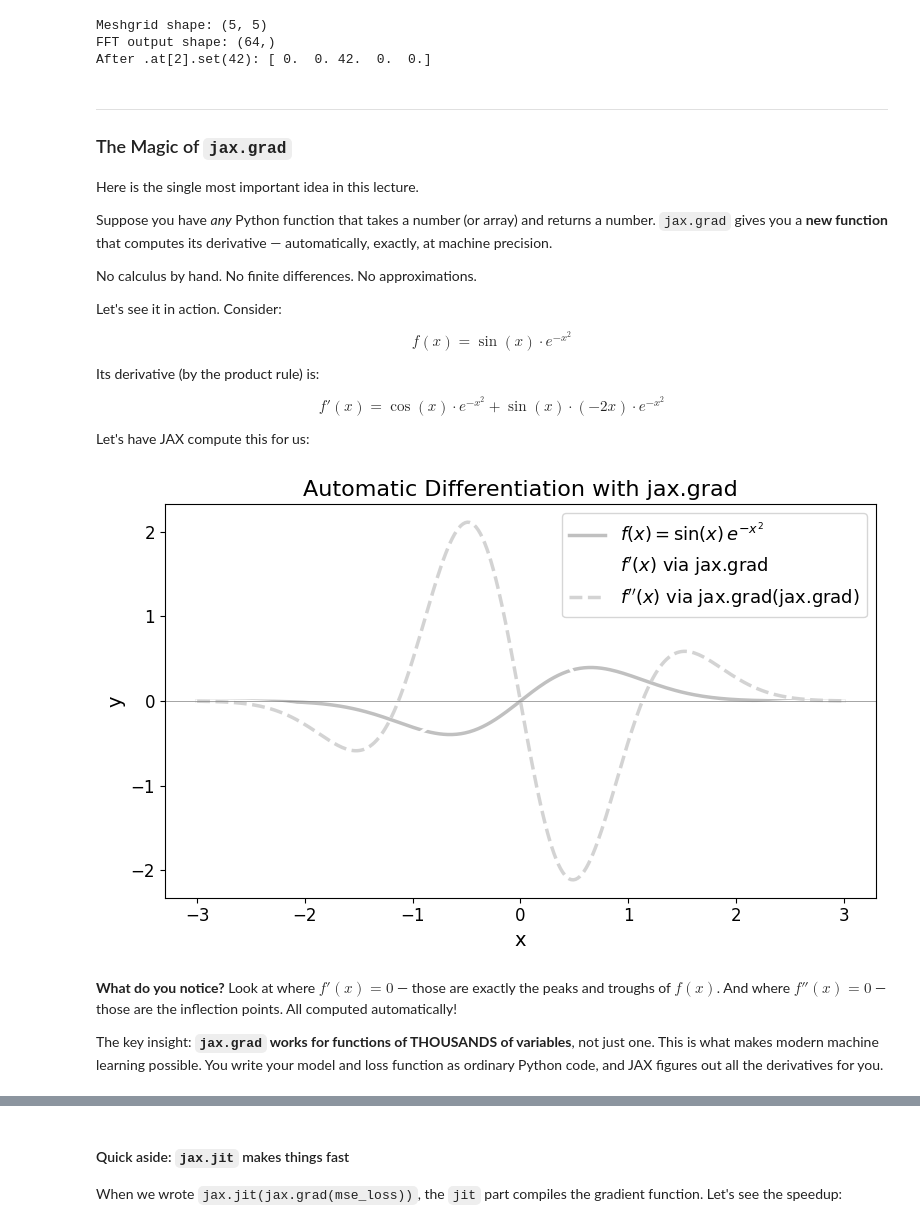
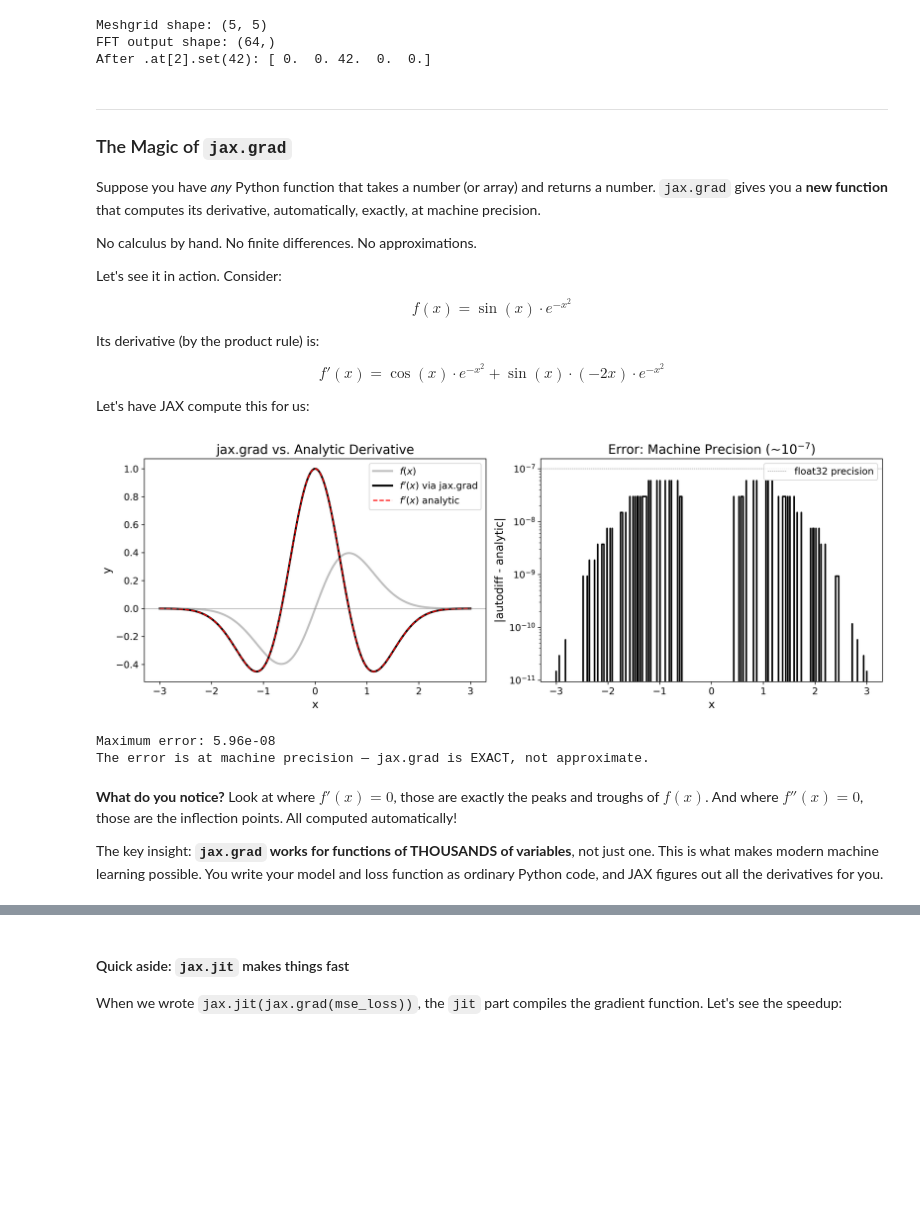
Before and after one commit to CITA/CTA200H, a Jupyter notebook: lectures/machine_learning/01_machine_learning.ipynb, the cells around one changed output, grey strips where cells are left out. Cells and saved outputs as stored; diff of their text form; code cells hidden in the pictures; blank space fills up the shorter version.

```diff
--- a/lectures/machine_learning/01_machine_learning.ipynb
+++ b/lectures/machine_learning/01_machine_learning.ipynb
@@ -295,9 +315,7 @@ After .at[2].set(42): [ 0.  0. 42.  0.  0.]
 
 ### The Magic of `jax.grad`
 
-Here is the single most important idea in this lecture.
-
-Suppose you have *any* Python function that takes a number (or array) and returns a number. `jax.grad` gives you a **new function** that computes its derivative — automatically, exactly, at machine precision.
+Suppose you have *any* Python function that takes a number (or array) and returns a number. `jax.grad` gives you a **new function** that computes its derivative, automatically, exactly, at machine precision.
 
 No calculus by hand. No finite differences. No approximations.
 
@@ -322,23 +340,48 @@ x_plot = jnp.linspace(-3, 3, 300)
 y_f   = jax.vmap(f)(x_plot)
 y_df  = jax.vmap(df)(x_plot)
 y_ddf = jax.vmap(ddf)(x_plot)
-# %%
-fig, ax = plt.subplots(figsize=(8, 5))
-ax.plot(x_plot, y_f,   color='silver', linewidth=2.5, label=r'$f(x) = \sin(x)\,e^{-x^2}$')
-ax.plot(x_plot, y_df,  color='white',     linewidth=2.5, label=r"$f'(x)$ via jax.grad")
-ax.plot(x_plot, y_ddf, color='lightgray',linewidth=2.5, linestyle='--',
-        label=r"$f''(x)$ via jax.grad(jax.grad)")
-ax.axhline(0, color='gray', linewidth=0.5, linestyle='-')
-ax.set_xlabel('x', fontsize=14)
-ax.set_ylabel('y', fontsize=14)
-ax.set_title('Automatic Differentiation with jax.grad', fontsize=16)
-ax.legend(fontsize=13)
-ax.tick_params(labelsize=12)
-fig.tight_layout()
-plt.show()
-# %% [output]
-[figure, removed]
+# %%
+# Compare jax.grad with the analytic derivative we know from calculus
+def df_analytic(x):
+    """f'(x) = cos(x)*exp(-x^2) + sin(x)*(-2x)*exp(-x^2), by the product rule."""
+    return jnp.cos(x) * jnp.exp(-x**2) + jnp.sin(x) * (-2*x) * jnp.exp(-x**2)
+
+y_df_analytic = jax.vmap(df_analytic)(x_plot)
+
+fig, axes = plt.subplots(1, 2, figsize=(14, 5))
+
+# Left: all three curves
+axes[0].plot(x_plot, y_f,  color='silver', linewidth=2.5, label=r'$f(x)$')
+axes[0].plot(x_plot, y_df, color='k', linewidth=2.5, label=r"$f'(x)$ via jax.grad")
+axes[0].plot(x_plot, y_df_analytic, color='r', linewidth=1.5, linestyle='--',
+             label=r"$f'(x)$ analytic")
+axes[0].axhline(0, color='gray', linewidth=0.5)
+axes[0].set_xlabel('x', fontsize=14)
+axes[0].set_ylabel('y', fontsize=14)
+axes[0].set_title('jax.grad vs. Analytic Derivative', fontsize=16)
+axes[0].legend(fontsize=12)
+axes[0].tick_params(labelsize=12)
+
+# Right: the difference (should be ~machine precision)
+error = jnp.abs(y_df - y_df_analytic)
+axes[1].semilogy(x_plot, error, color='k', linewidth=2)
+axes[1].set_xlabel('x', fontsize=14)
+axes[1].set_ylabel('|autodiff - analytic|', fontsize=14)
+axes[1].set_title('Error: Machine Precision (~$10^{-7}$)', fontsize=16)
+axes[1].tick_params(labelsize=12)
+axes[1].axhline(1e-7, color='gray', linewidth=0.5, linestyle='--', label='float32 precision')
+axes[1].legend(fontsize=12)
+
+fig.tight_layout()
+plt.show()
+
+print(f"Maximum error: {float(error.max()):.2e}")
+print("The error is at machine precision — jax.grad is EXACT, not approximate.")
+# %% [output]
+[figure, added]
+Maximum error: 5.96e-08
+The error is at machine precision — jax.grad is EXACT, not approximate.
 # %% [markdown]
-**What do you notice?** Look at where $f'(x) = 0$ — those are exactly the peaks and troughs of $f(x)$. And where $f''(x) = 0$ — those are the inflection points. All computed automatically!
+**What do you notice?** Look at where $f'(x) = 0$, those are exactly the peaks and troughs of $f(x)$. And where $f''(x) = 0$, those are the inflection points. All computed automatically!
 
 The key insight: **`jax.grad` works for functions of THOUSANDS of variables**, not just one. This is what makes modern machine learning possible. You write your model and loss function as ordinary Python code, and JAX figures out all the derivatives for you.
```
Also changed, not shown: parts of 22 cells of this notebook.
